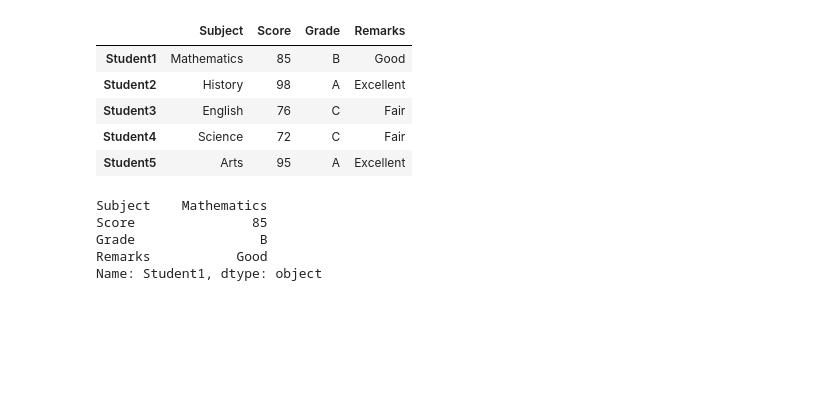
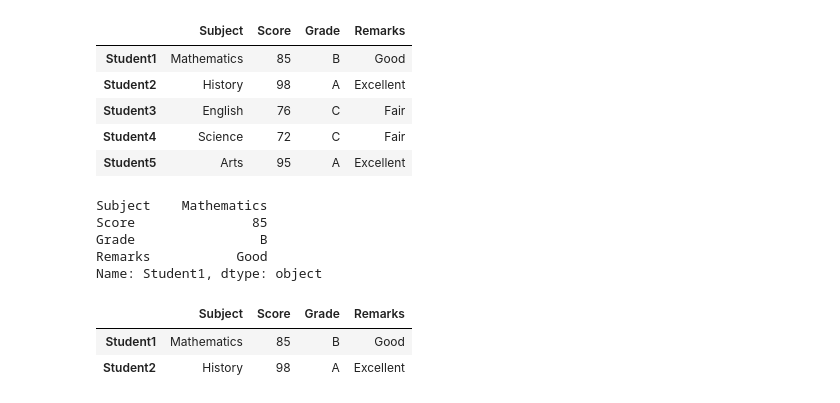
Before and after one commit to KennedyMungai/pandas_proper_intro, a Jupyter notebook: pandas.ipynb, the cells around one changed output. Cells and saved outputs as stored; diff of their text form; code cells hidden in the pictures; blank space fills up the shorter version.

Commit message:
A dataframe filtered by a list

```diff
--- a/pandas.ipynb
+++ b/pandas.ipynb
@@ -687,3 +687,10 @@ Score               85
 Grade                B
 Remarks           Good
 Name: Student1, dtype: object
+# %%
+index_list = ["Student1", "Student2"]
+my_df.loc[index_list]
+# %% [output]
+|  | Subject | Score | Grade | Remarks |
+| Student1 | Mathematics | 85 | B | Good |
+| Student2 | History | 98 | A | Excellent |
```
